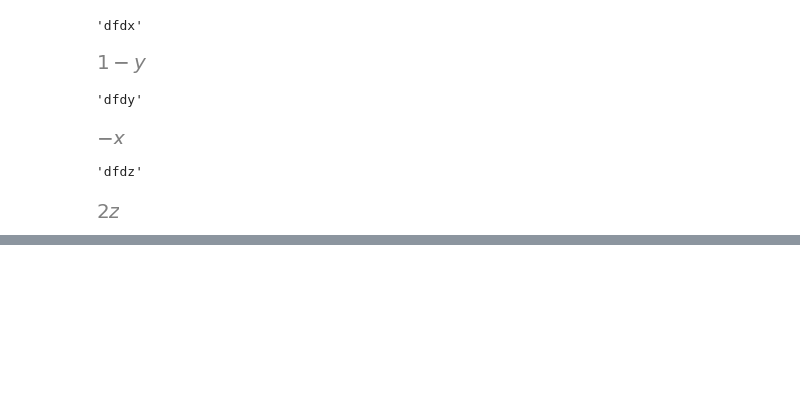
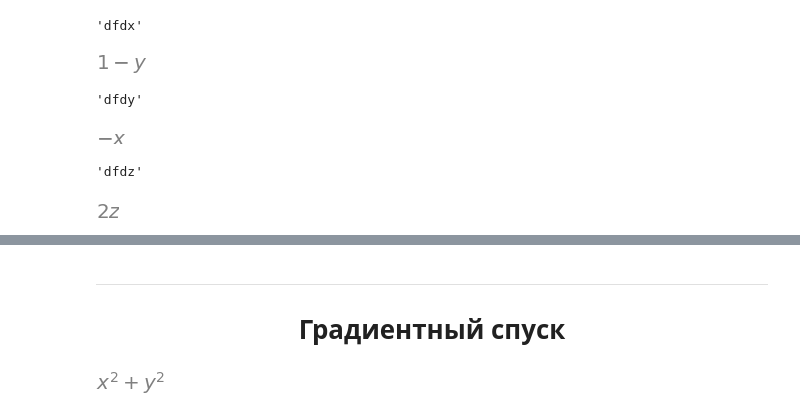
Before and after one commit to ScReameer/DS-learning, a Jupyter notebook: Math/Block-5/Module-5. Mathematical analysis II/Practice.ipynb, the cells around one changed output, grey strips where cells are left out. Saved outputs shown, nothing was run; the diff lists cells and outputs as text; code cells hidden in the pictures; blank space fills up the shorter version.

```diff
--- a/Math/Block-5/Module-5. Mathematical analysis II/Practice.ipynb
+++ b/Math/Block-5/Module-5. Mathematical analysis II/Practice.ipynb
@@ -552,0 +648,7 @@ display('f(x, y, z)', f, 'dfdx', dfdx, 'dfdy', dfdy, 'dfdz', dfdz)
+# %% [markdown]
+***
+# <center>Градиентный спуск
+# %%
+x**2 + y**2
+# %% [output]
+[figure, added]
```
Also changed, not shown: parts of 23 cells of this notebook, 1 other file.
